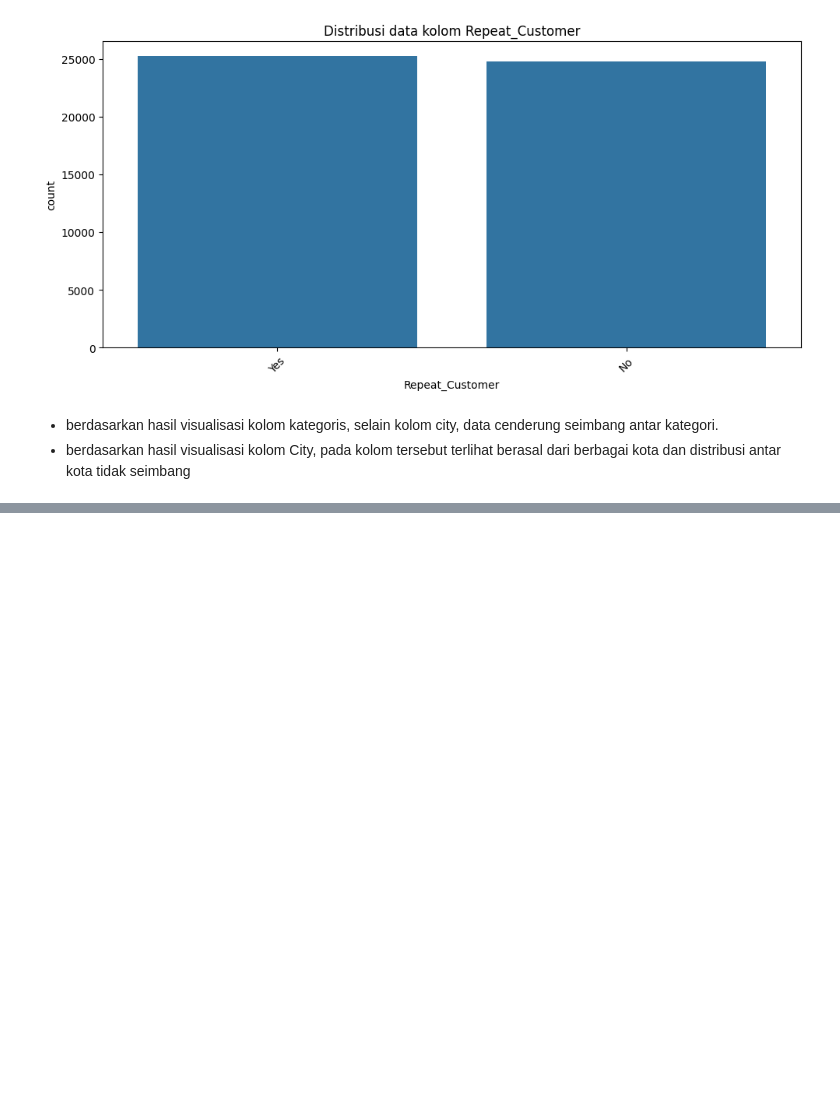
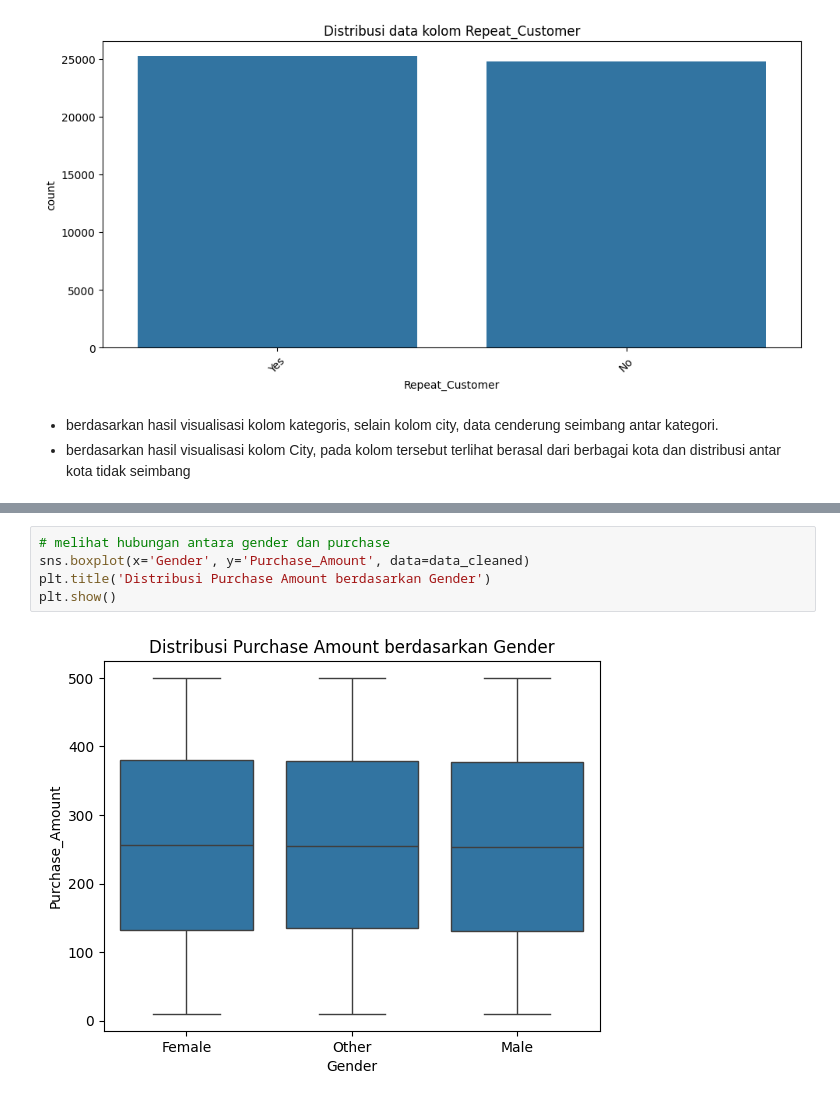
Before and after one commit to NurulAis/walmart-customer-purchase-analysis, a Jupyter notebook: notebook/notebook.ipynb, the cells around one changed output, grey strips where cells are left out. Cells and saved outputs as stored; diff of their text form; blank space fills up the shorter version.

```diff
--- a/notebook/notebook.ipynb
+++ b/notebook/notebook.ipynb
@@ -187,0 +195,7 @@ for col in cat_columns:
+# %%
+# melihat hubungan antara gender dan purchase
+sns.boxplot(x='Gender', y='Purchase_Amount', data=data_cleaned)
+plt.title('Distribusi Purchase Amount berdasarkan Gender')
+plt.show()
+# %% [output]
+[figure, added]
```
Also changed, not shown: parts of 16 cells of this notebook.
